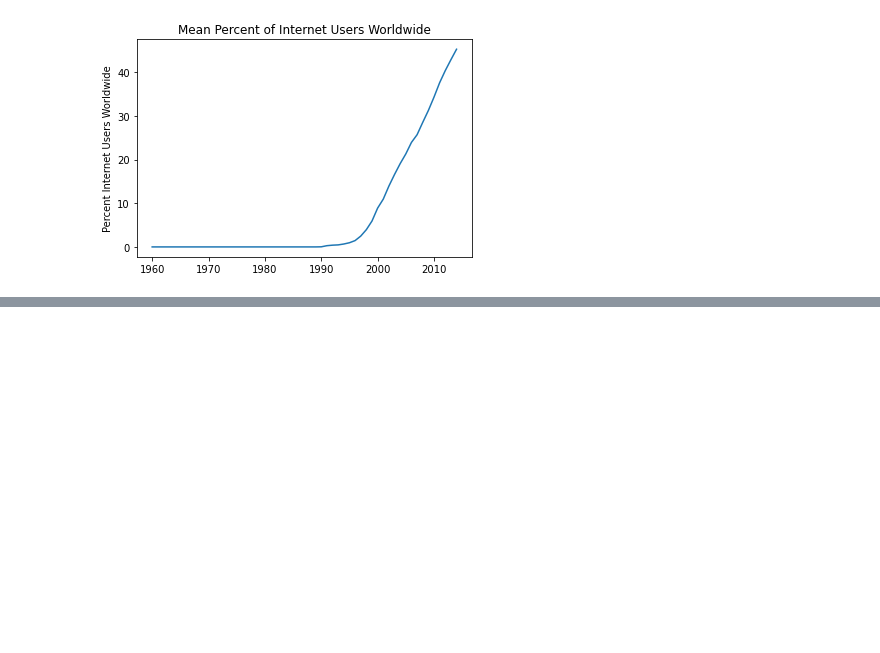
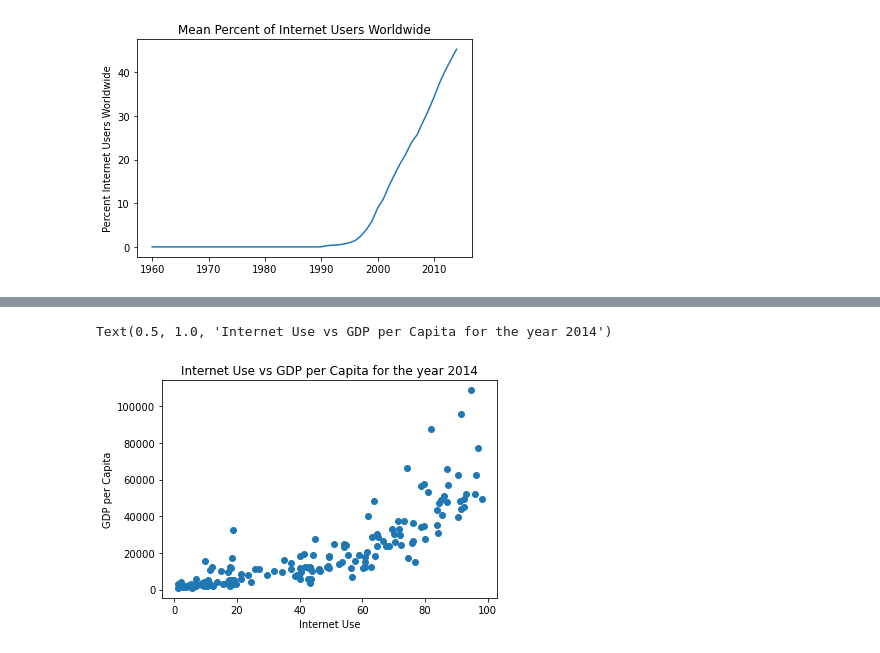
Before and after one commit to nss-data-science-cohort-5/un_exploration-ripplesphere, a Jupyter notebook: notebooks/UN_Data_Exploration.ipynb, the cells around one changed output, grey strips where cells are left out. Saved outputs shown, nothing was run; the diff lists cells and outputs as text; code cells hidden in the pictures; blank space fills up the shorter version.

```diff
--- a/notebooks/UN_Data_Exploration.ipynb
+++ b/notebooks/UN_Data_Exploration.ipynb
@@ -371,0 +401,10 @@ internet_df[internet_df['Country'] ==  'Korea (Rep. of)']
+# %%
+# Create a scatter plot of Internet Use vs GDP per Capita for the year 2014. What do you notice?
+plt.scatter(gdp_and_internet_use_2014["Internet_Users_Pct"], gdp_and_internet_use_2014["GDP_Per_Capita"])
+plt.xlabel('Internet Use')
+plt.ylabel('GDP per Capita')
+plt.title("Internet Use vs GDP per Capita for the year 2014")
+# Countries with a higher GDP tend to have a higher adoption of Internet use
+# %% [output]
+Text(0.5, 1.0, 'Internet Use vs GDP per Capita for the year 2014')
+[figure, added]
```
Also changed, not shown: parts of 16 cells of this notebook.
